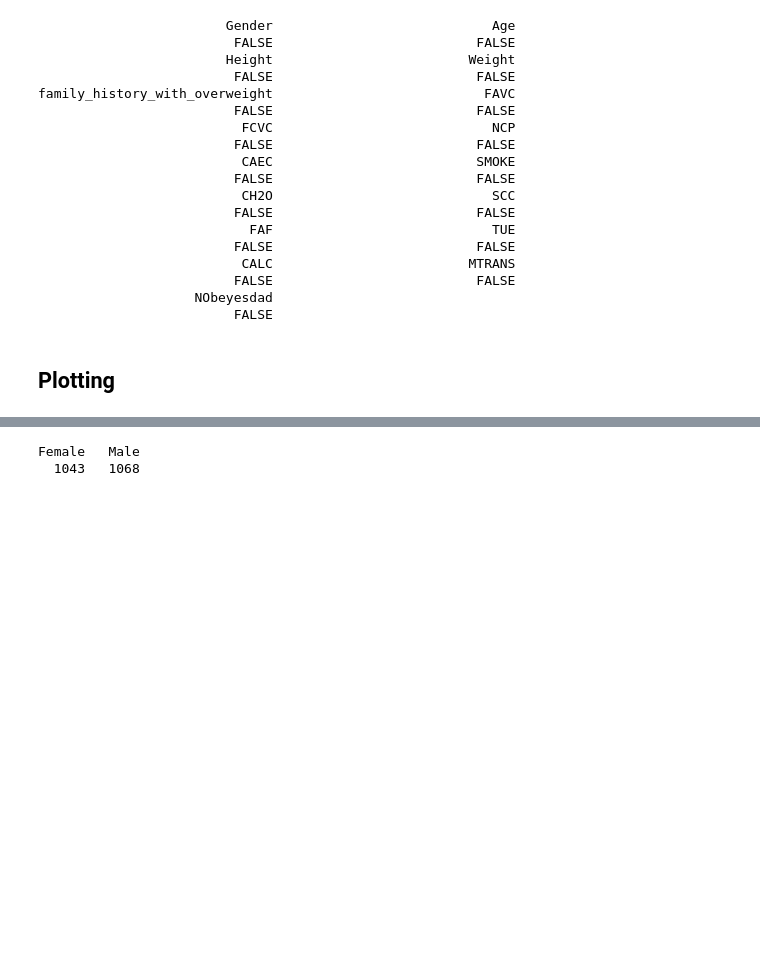
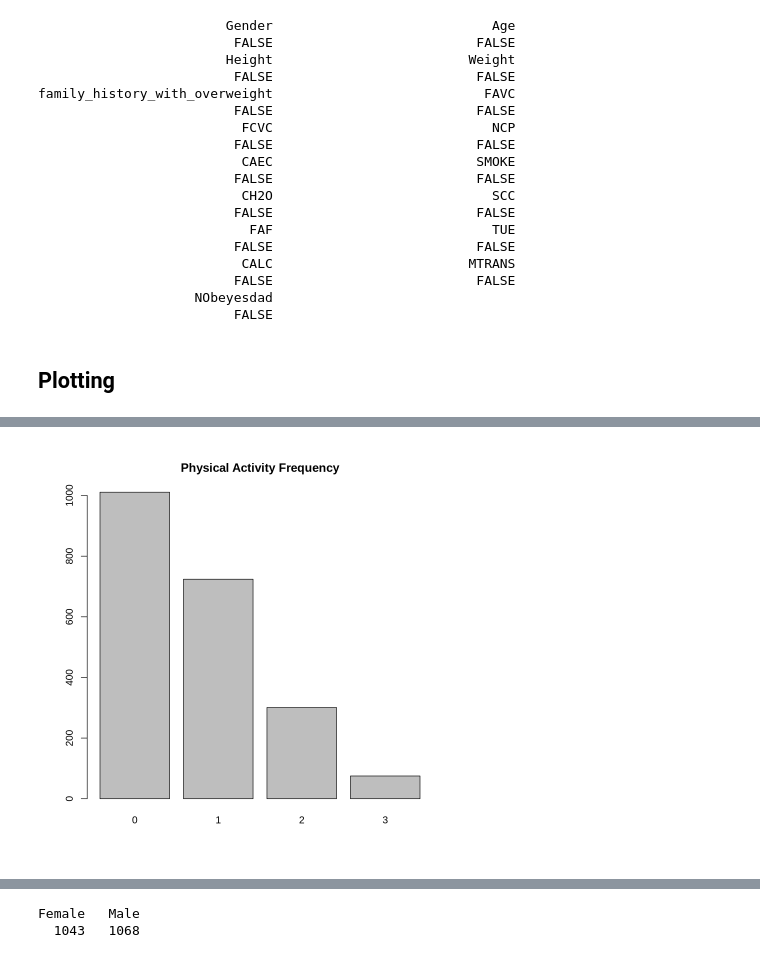
Before and after one commit to BryanEgbert/obesity_classification, a Jupyter notebook: main.ipynb, the cells around one changed output, grey strips where cells are left out. Saved outputs shown, nothing was run; the diff lists cells and outputs as text; code cells hidden in the pictures; blank space fills up the shorter version.

```diff
--- a/main.ipynb
+++ b/main.ipynb
@@ -96,0 +124,4 @@ family_history_with_overweight                           FAVC
+# %%
+barplot(table(cleaned_df$FAF), main="Physical Activity Frequency")
+# %% [output]
+[figure, added]
```
Also changed, not shown: parts of 19 cells of this notebook.
